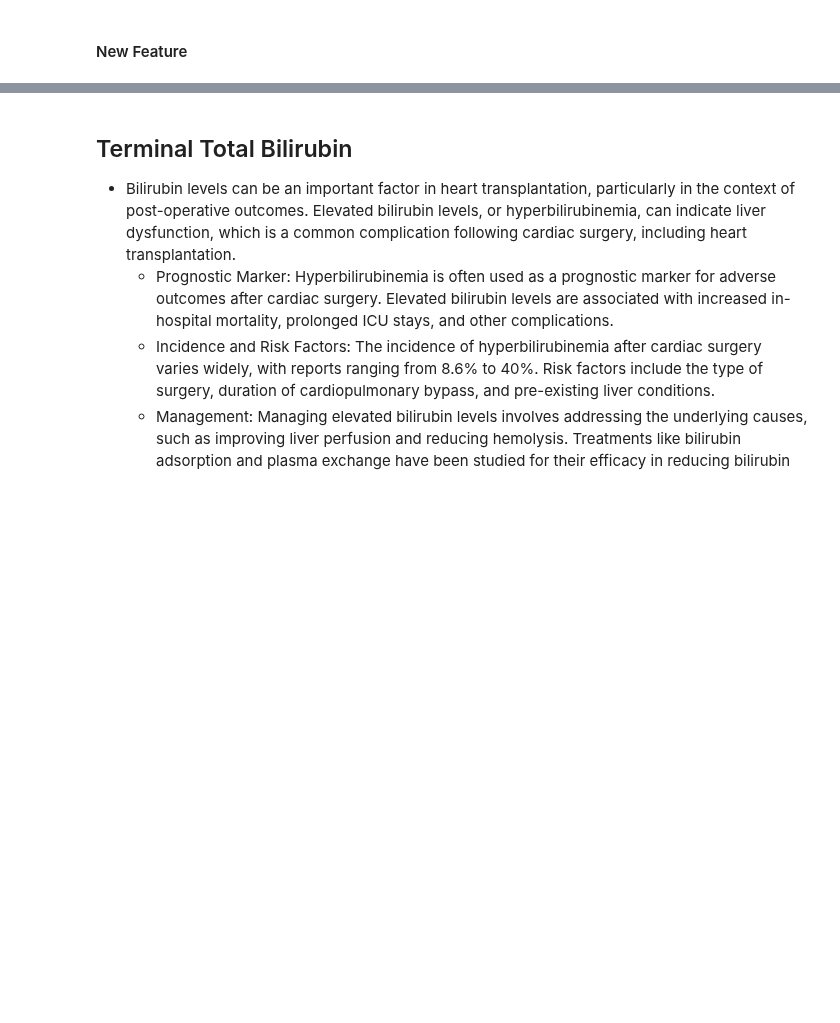
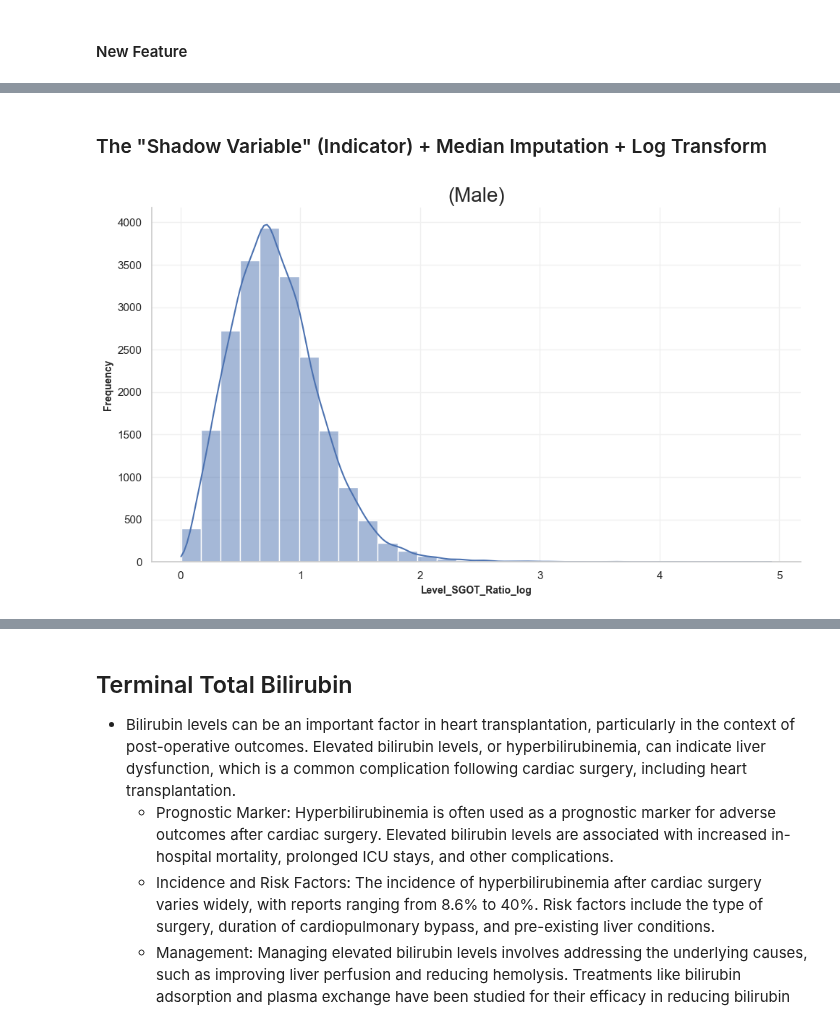
Before and after one commit to SirErikPak/UNOS_GenderStratification, a Jupyter notebook: notebook/C_WrangleExploratoryDonor.ipynb, the cells around one changed output, grey strips where cells are left out. Drawn from its saved outputs; the diff is of its cells as text; code cells hidden in the pictures; blank space fills up the shorter version.

```diff
--- a/notebook/C_WrangleExploratoryDonor.ipynb
+++ b/notebook/C_WrangleExploratoryDonor.ipynb
@@ -467,7 +480,7 @@ features = u.get_feature_info(df_m, 'LungPO2_DON|LungPO2_FIO2_DON', cat=False)
 ### Female
 # %%
 # info
-features = u.get_feature_info(df_f, 'LungPO2_DON|LungPO2_FIO2_DON', cat=False)
+features = u.get_feature_info(df_f_cox, 'LungPO2_DON|LungPO2_FIO2_DON', cat=False)
 # %% [output]
 ✦ Feature Profiler │ Match: 'LungPO2_DON|LungPO2_FIO2_DON' │ Found: 3
 ╭──────────────────┬─────────┬────────┬─────────┬──────┬────────┬────────┬──────┬─────┬─────┬─────┬─────╮
@@ -1266,7 +1393,48 @@ df_f = df_f.drop(columns=remove_cols)
+# %% [markdown]
+### The "Shadow Variable" (Indicator) + Median Imputation + Log Transform
+# %%
+# Missingness indicator - males only
+df_m_cox['Level_SGOT_IsMissing'] = df_m_cox['Level_SGOT_Ratio'].isna().astype(int)
+df_m_clf['Level_SGOT_IsMissing'] = df_m_clf['Level_SGOT_Ratio'].isna().astype(int)
+# No female indicator - MCAR confirmed
+
+# Median fill
+df_m_cox['Level_SGOT_Ratio'] = df_m_cox['Level_SGOT_Ratio'].fillna(
+    df_m_cox['Level_SGOT_Ratio'].median()
+)
+df_f_cox['Level_SGOT_Ratio'] = df_f_cox['Level_SGOT_Ratio'].fillna(
+    df_f_cox['Level_SGOT_Ratio'].median()
+)
+# Fill missing values in the classification datasets
+df_m_clf['Level_SGOT_Ratio'] = df_m_clf['Level_SGOT_Ratio'].fillna(
+    df_m_clf['Level_SGOT_Ratio'].median()
+)
+df_f_clf['Level_SGOT_Ratio'] = df_f_clf['Level_SGOT_Ratio'].fillna(
+    df_f_clf['Level_SGOT_Ratio'].median()
+)
+
+# Log transform - required given extreme right skew
+df_m_cox['Level_SGOT_Ratio_log'] = np.log1p(df_m_cox['Level_SGOT_Ratio'])
+df_f_cox['Level_SGOT_Ratio_log'] = np.log1p(df_f_cox['Level_SGOT_Ratio'])
+df_m_clf['Level_SGOT_Ratio_log'] = np.log1p(df_m_clf['Level_SGOT_Ratio'])
+df_f_clf['Level_SGOT_Ratio_log'] = np.log1p(df_f_clf['Level_SGOT_Ratio'])
+
+# Drop original ALT and AST columns
+df_m_cox.drop(columns=features, inplace=True)
+df_f_cox.drop(columns=features, inplace=True)
+df_m_clf.drop(columns=features, inplace=True)
+df_f_clf.drop(columns=features, inplace=True)
+
+# remove
+remove_cols = ['Level_SGOT_Ratio']
+df_m_cox = df_m_cox.drop(columns=remove_cols)
+df_f_cox = df_f_cox.drop(columns=remove_cols)
+df_m_clf = df_m_clf.drop(columns=remove_cols)
+df_f_clf = df_f_clf.drop(columns=remove_cols)
 # %%
-# new columns
-cols = ['Level_SGOT_ALT_Log', 'Level_SGOT_AST_Log', 'Level_SGOT_Ratio_Log']
 # Plots
-plot.plot_histogram(df_m, cols, txt='(Male)', bins=30)
+plot_histogram(df_m_cox, 'Level_SGOT_Ratio_log', txt='(Male)', bins=30)
+# %% [output]
+[figure, added]
 # %%
 # Plots
```
Also changed, not shown: parts of 132 cells of this notebook.
